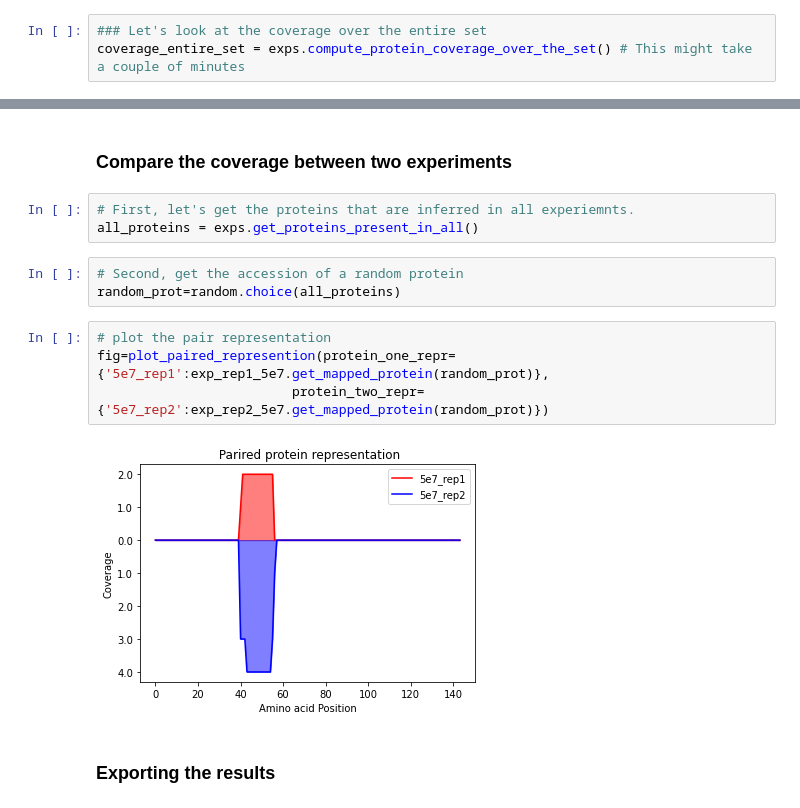
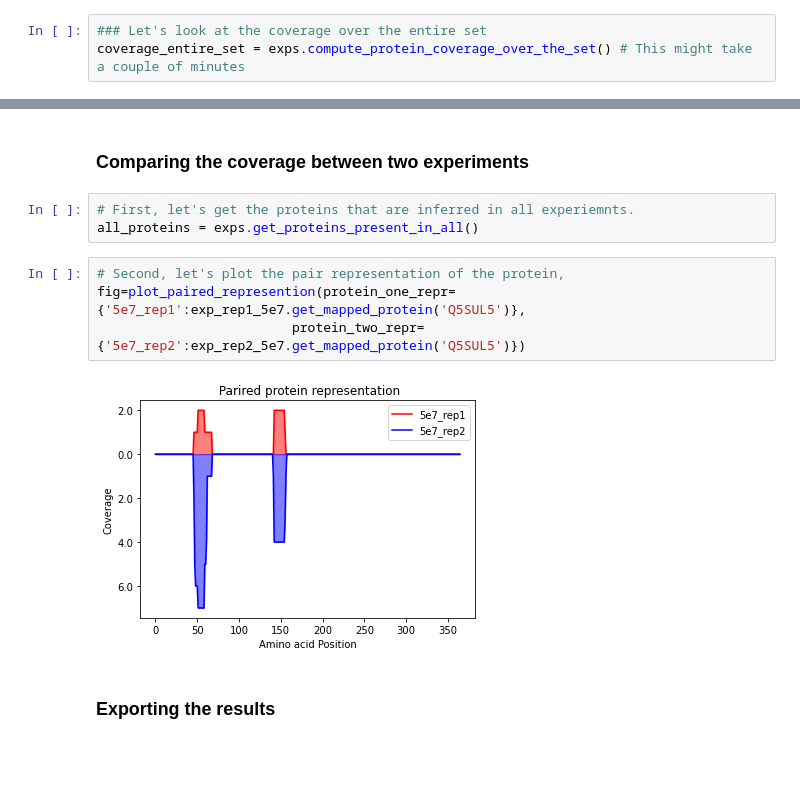
Before and after one commit to ikmb/iptoolkit, a Jupyter notebook: Tutorials/Tutorial_three_comparing_different_experiments.ipynb, the cells around one changed output, grey strips where cells are left out. Drawn from its saved outputs; the diff is of its cells as text; blank space fills up the shorter version.

```diff
--- a/Tutorials/Tutorial_three_comparing_different_experiments.ipynb
+++ b/Tutorials/Tutorial_three_comparing_different_experiments.ipynb
@@ -168,17 +168,14 @@ fig=plot_protein_coverage(coverage_entire_set[random_id])
 # %% [markdown]
-### Compare the coverage between two experiments
+### Comparing the coverage between two experiments
 # %%
 # First, let's get the proteins that are inferred in all experiemnts.
 all_proteins = exps.get_proteins_present_in_all()
-# %%
-# Second, get the accession of a random protein
-random_prot=random.choice(all_proteins)
 # %%
-# plot the pair representation
-fig=plot_paired_represention(protein_one_repr={'5e7_rep1':exp_rep1_5e7.get_mapped_protein(random_prot)},
-                         protein_two_repr={'5e7_rep2':exp_rep2_5e7.get_mapped_protein(random_prot)})
+# Second, let's plot the pair representation of the protein,
+fig=plot_paired_represention(protein_one_repr={'5e7_rep1':exp_rep1_5e7.get_mapped_protein('Q5SUL5')},
+                         protein_two_repr={'5e7_rep2':exp_rep2_5e7.get_mapped_protein('Q5SUL5')})
 # %% [output]
-[figure, old version]
+[figure, new version]
 # %% [markdown]
 ### Exporting the results
 # %% [markdown]
```
Also changed, not shown: parts of 5 cells of this notebook, 2 other files.
